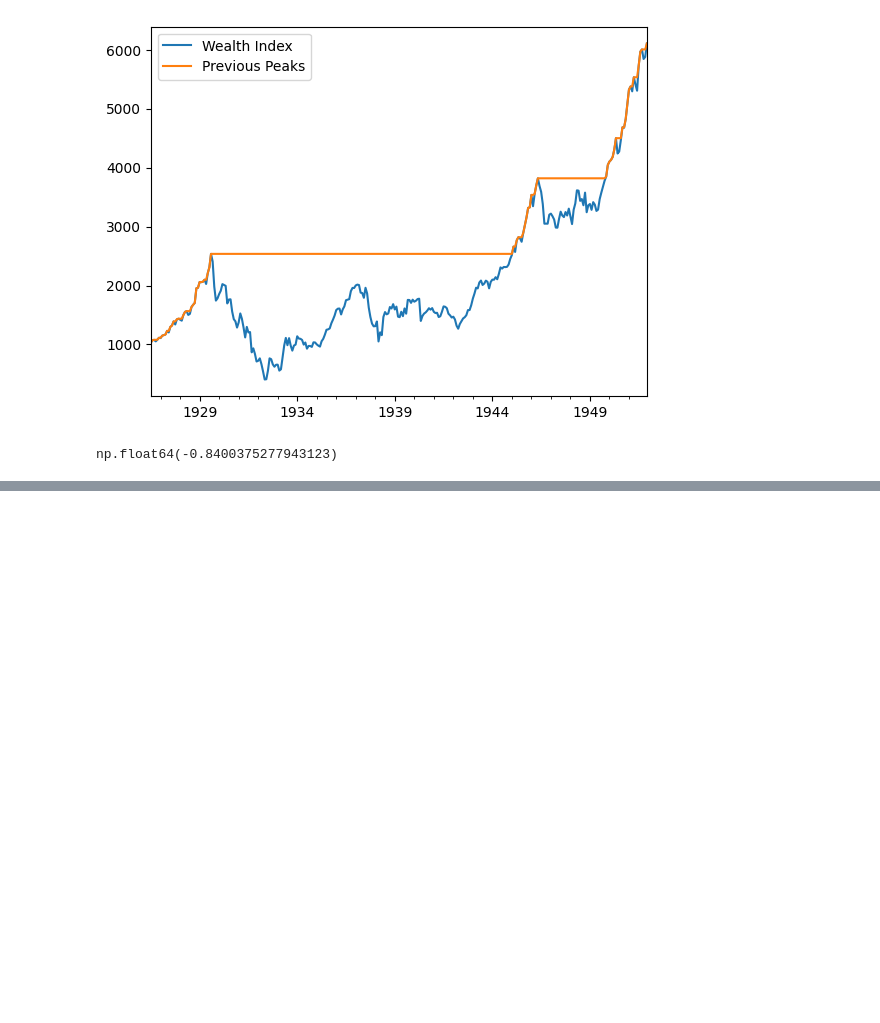
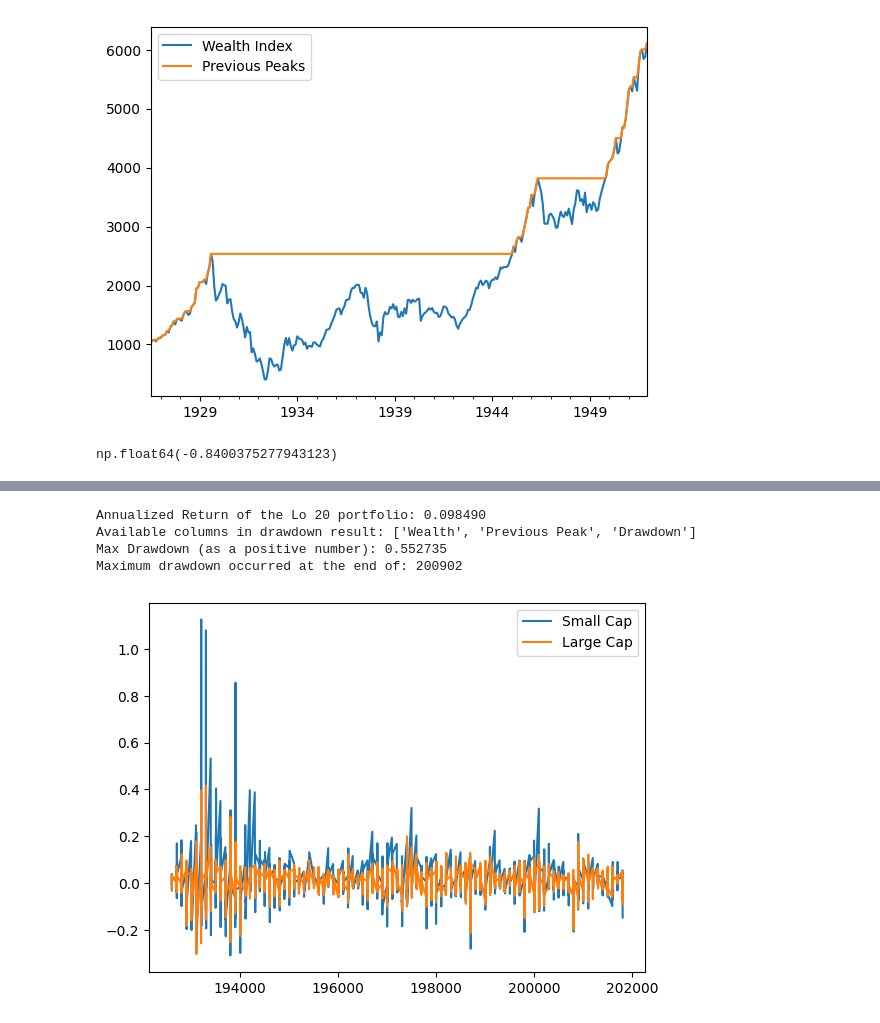
Before and after one commit to torsaan/Self-Study_Finance_Portfolio-Construction-and-Risk-Management, a Jupyter notebook: Finans_1.ipynb, the cells around one changed output, grey strips where cells are left out. Saved outputs shown, nothing was run; the diff lists cells and outputs as text; code cells hidden in the pictures; blank space fills up the shorter version.

```diff
--- a/Finans.ipynb
+++ b/Finans_1.ipynb
@@ -660,0 +907,39 @@ date
+# %%
+task_me = pd.read_csv("Portfolios_Formed_on_ME_monthly_EW.csv",
+                       header=0, index_col=0, na_values=-99.99)
+task_me.head()
+rets2 = task_me[['Lo 20', 'Hi 20']]
+rets2.columns = ['Small Cap', 'Large Cap']
+rets2 = rets2 / 100
+rets2.plot.line()
+
+# To calculate the Annualized Return of the Lo 20 portfolio over the entire period, you can add the following code:
+n_months = rets2.shape[0]
+total_return_lo20 = (rets2['Large Cap'] + 1).prod() - 1
+annualized_return_lo20 = (1 + total_return_lo20)**(12 / n_months) - 1
+print(f"Annualized Return of the Lo 20 portfolio: {annualized_return_lo20:.6f}")
+
+# Filter the data for the years 1999 to 2015
+filtered_rets2 = rets2.loc["1999":"2015"]
+
+# Calculate the Max Drawdown (expressed as a positive number) experienced over the 1999-2015 period in the Small Cap (Lo 20) portfolio
+drawdown_result = t.drawdown(filtered_rets2['Large Cap'])
+print("Available columns in drawdown result:", drawdown_result.columns.tolist())
+
+if 'Drawdown' in drawdown_result.columns:
+    max_drawdown = drawdown_result['Drawdown'].min()
+    print(f"Max Drawdown (as a positive number): {-max_drawdown:.6f}")
+
+    # Find the date when the maximum drawdown occurred
+    max_drawdown_date = drawdown_result['Drawdown'].idxmin()
+    print(f"Maximum drawdown occurred at the end of: {max_drawdown_date}")
+
+else:
+    print("Error: 'Drawdown' column not found in the drawdown result.")
+    print("Available columns:", drawdown_result.columns.tolist())
+# %% [output]
+Annualized Return of the Lo 20 portfolio: 0.098490
+Available columns in drawdown result: ['Wealth', 'Previous Peak', 'Drawdown']
+Max Drawdown (as a positive number): 0.552735
+Maximum drawdown occurred at the end of: 200902
+[figure, added]
```
Also changed, not shown: parts of 11 cells of this notebook, 2 other files.
